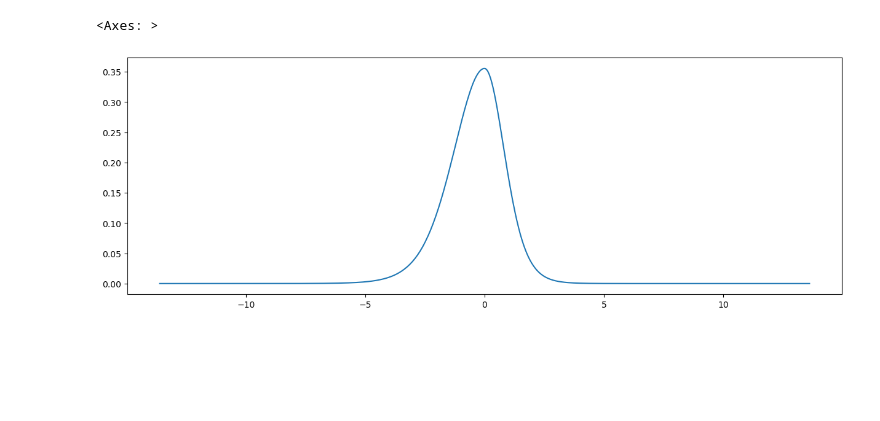
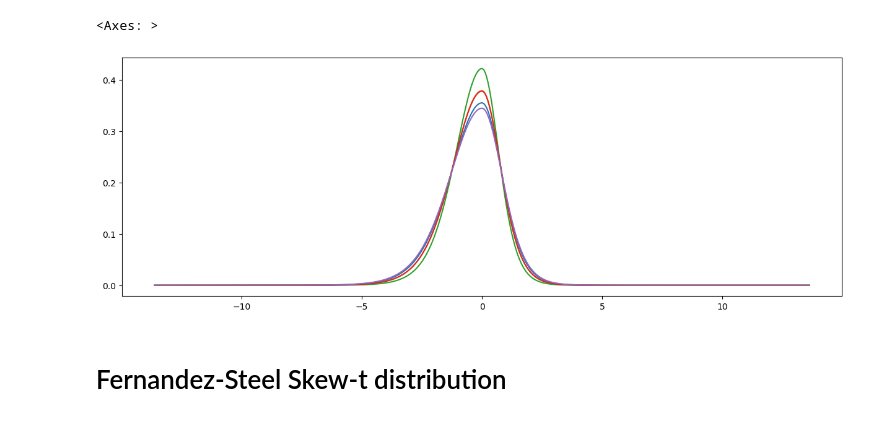
Before and after one commit to matheus-vizzotto/densities4risk, a Jupyter notebook: notebooks/development/gas_model.ipynb, the cells around one changed output. Saved outputs shown, nothing was run; the diff lists cells and outputs as text; code cells hidden in the pictures; blank space fills up the shorter version.

Commit message:
GAS model simulation

```diff
--- a/notebooks/development/gas_model.ipynb
+++ b/notebooks/development/gas_model.ipynb
@@ -121,18 +123,20 @@ class BetaTEGARCH:
 # %%
-# Example usage:
-model = BetaTEGARCH(
-    omega=0.01,
-    phi1=0.95,
-    # phi2=0.9,
-    kappa1=0.01,
-    # kappa2=0.05,
-    kappastar=0.05,
-    df=10,
-    skew=0.8)
-sim = model.simulate(T=500, random_state=200)
-density_df = model.build_density_matrix(sim['sigma'])
+# # Example usage:
+# model = BetaTEGARCH(
+#     omega=0.01,
+#     phi1=0.95,
+#     # phi2=0.9,
+#     kappa1=0.01,
+#     # kappa2=0.05,
+#     kappastar=0.05,
+#     df=10,
+#     skew=0.8)
+# sim = model.simulate(T=500, random_state=200)
+# density_df = model.build_density_matrix(sim['sigma'])
 
-density_df.iloc[:,:1].plot(legend=False, figsize=(15,5))
+# density_df.iloc[:,:5].plot(legend=False, figsize=(15,5))
 # %% [output]
 <Axes: >
-[figure, old version]
+[figure, new version]
+# %% [markdown]
+# Fernandez-Steel Skew-t distribution
```
Also changed, not shown: parts of 13 cells of this notebook, 1 other file.
